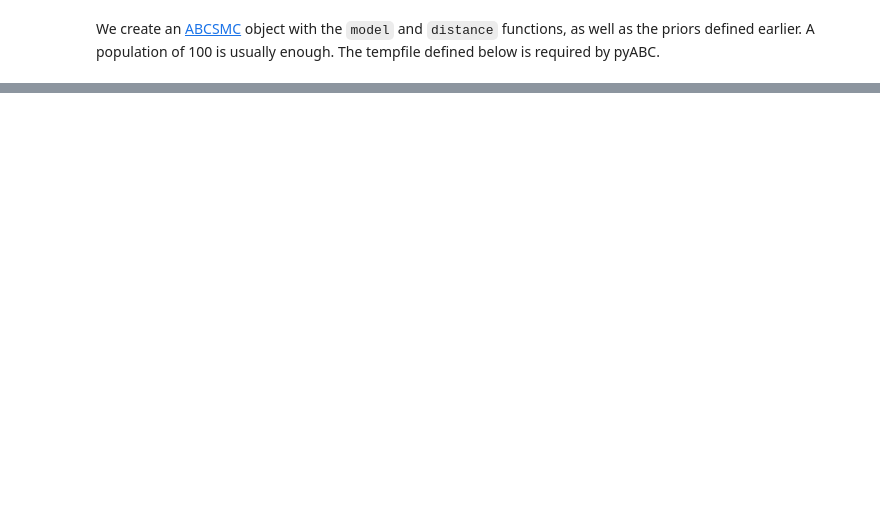
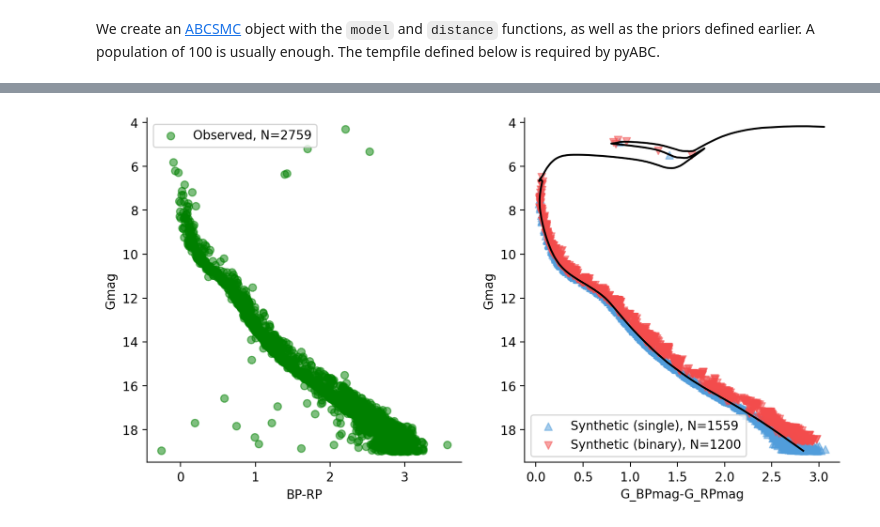
Before and after one commit to asteca/ASteCA, a Jupyter notebook: docs/source/tutorials/quickstart.ipynb, the cells around one changed output, grey strips where cells are left out. Saved outputs shown, nothing was run; the diff lists cells and outputs as text; code cells hidden in the pictures; blank space fills up the shorter version.

```diff
--- a/docs/source/tutorials/quickstart.ipynb
+++ b/docs/source/tutorials/quickstart.ipynb
@@ -147,0 +255,7 @@ pyabc.visualization.plot_histogram_matrix(history)
+# %%
+fig, (ax1, ax2) = plt.subplots(1, 2, figsize=(10, 5))
+my_cluster.clustplot(ax1)
+synthcl.synthplot(fit_params, ax2, isochplot=True)
+plt.show()
+# %% [output]
+[figure, added]
```
Also changed, not shown: parts of 37 cells of this notebook, 12 other files.
